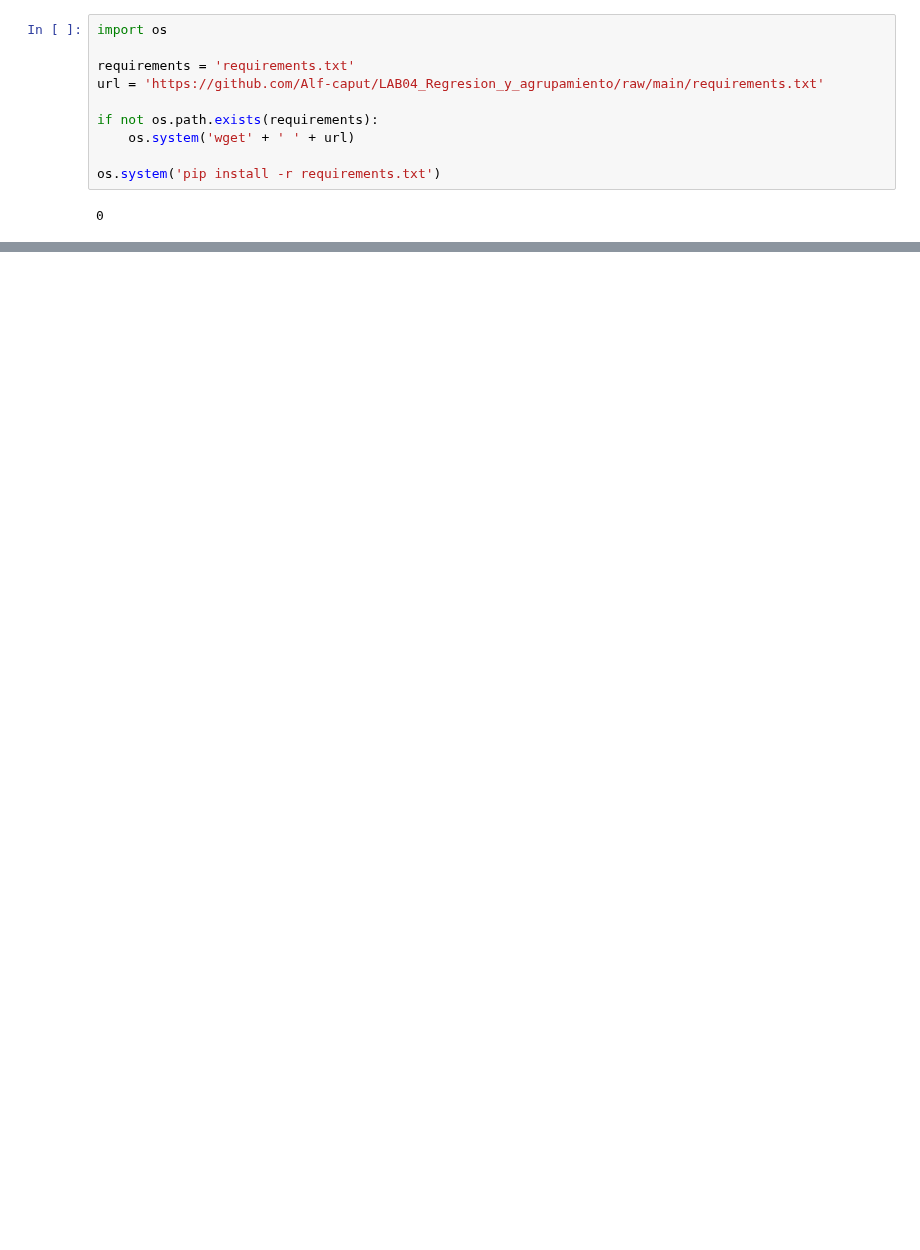
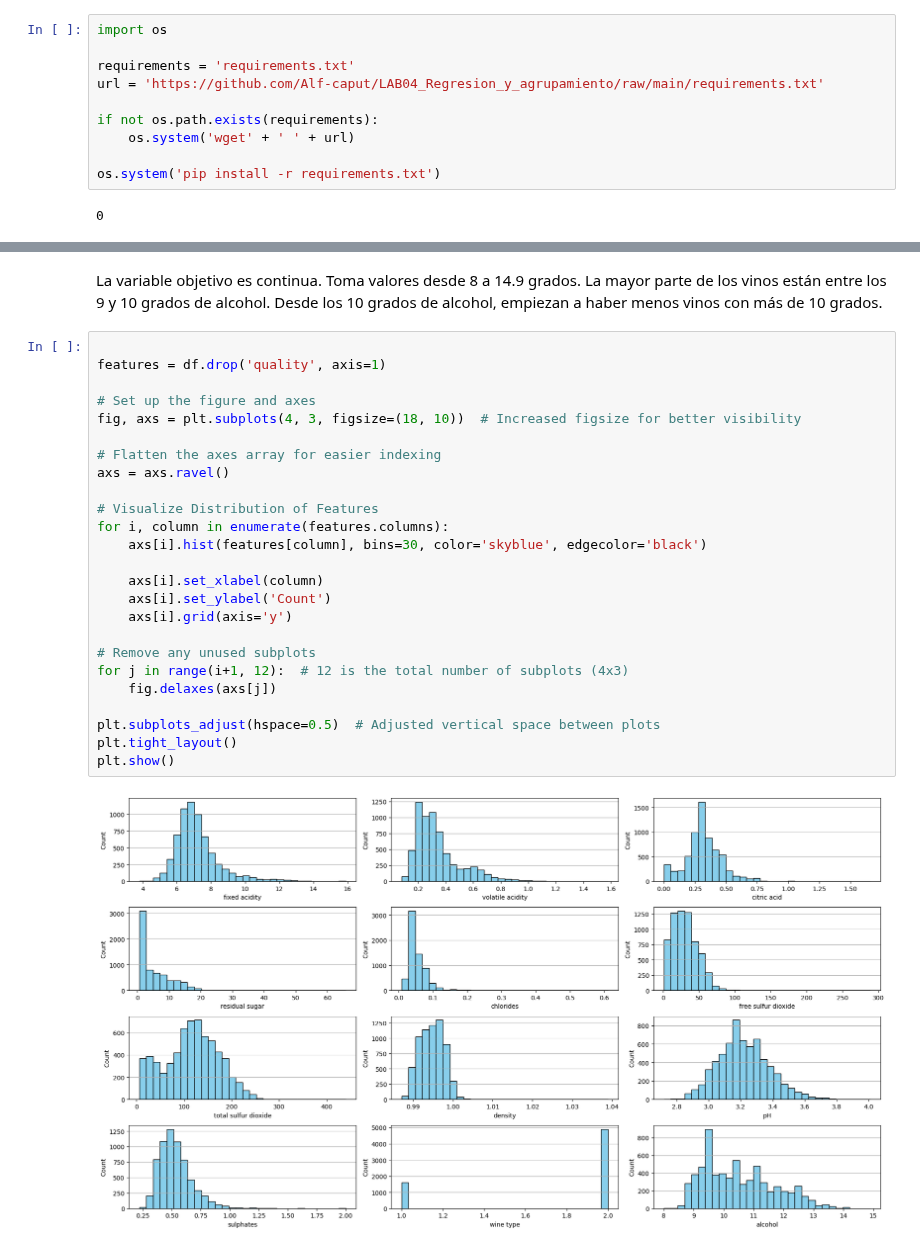
Before and after one commit to Alf-caput/LAB04_Regresion_y_agrupamiento, a Jupyter notebook: LAB04 Regresion_y_agrupamientov2.ipynb, the cells around one changed output, grey strips where cells are left out. Cells and saved outputs as stored; diff of their text form; blank space fills up the shorter version.

```diff
--- a/LAB04 Regresion_y_agrupamientov2.ipynb
+++ b/LAB04 Regresion_y_agrupamientov2.ipynb
@@ -27,0 +99,29 @@ os.system('pip install -r requirements.txt')
+# %% [markdown]
+La variable objetivo es continua.  Toma valores desde 8 a 14.9 grados.  La mayor parte de los vinos están entre los 9 y 10 grados de alcohol.  Desde los 10 grados de alcohol, empiezan a haber menos vinos con más de 10 grados.
+# %%
+
+features = df.drop('quality', axis=1)
+
+# Set up the figure and axes
+fig, axs = plt.subplots(4, 3, figsize=(18, 10))  # Increased figsize for better visibility
+
+# Flatten the axes array for easier indexing
+axs = axs.ravel()
+
+# Visualize Distribution of Features
+for i, column in enumerate(features.columns):
+    axs[i].hist(features[column], bins=30, color='skyblue', edgecolor='black')
+
+    axs[i].set_xlabel(column)
+    axs[i].set_ylabel('Count')
+    axs[i].grid(axis='y')
+
+# Remove any unused subplots
+for j in range(i+1, 12):  # 12 is the total number of subplots (4x3)
+    fig.delaxes(axs[j])
+
+plt.subplots_adjust(hspace=0.5)  # Adjusted vertical space between plots
+plt.tight_layout()
+plt.show()
+# %% [output]
+[figure, added]
```
Also changed, not shown: parts of 25 cells of this notebook.
